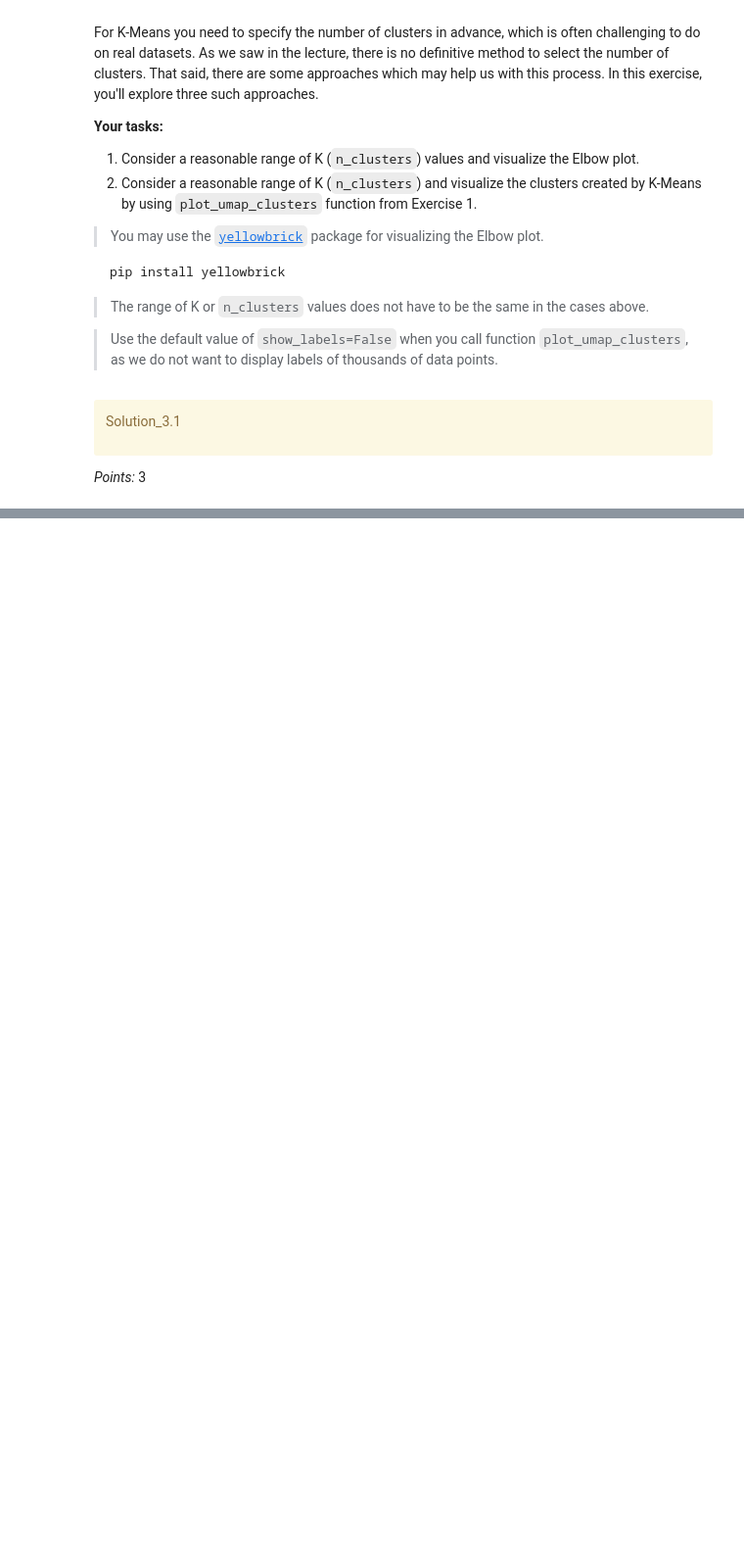
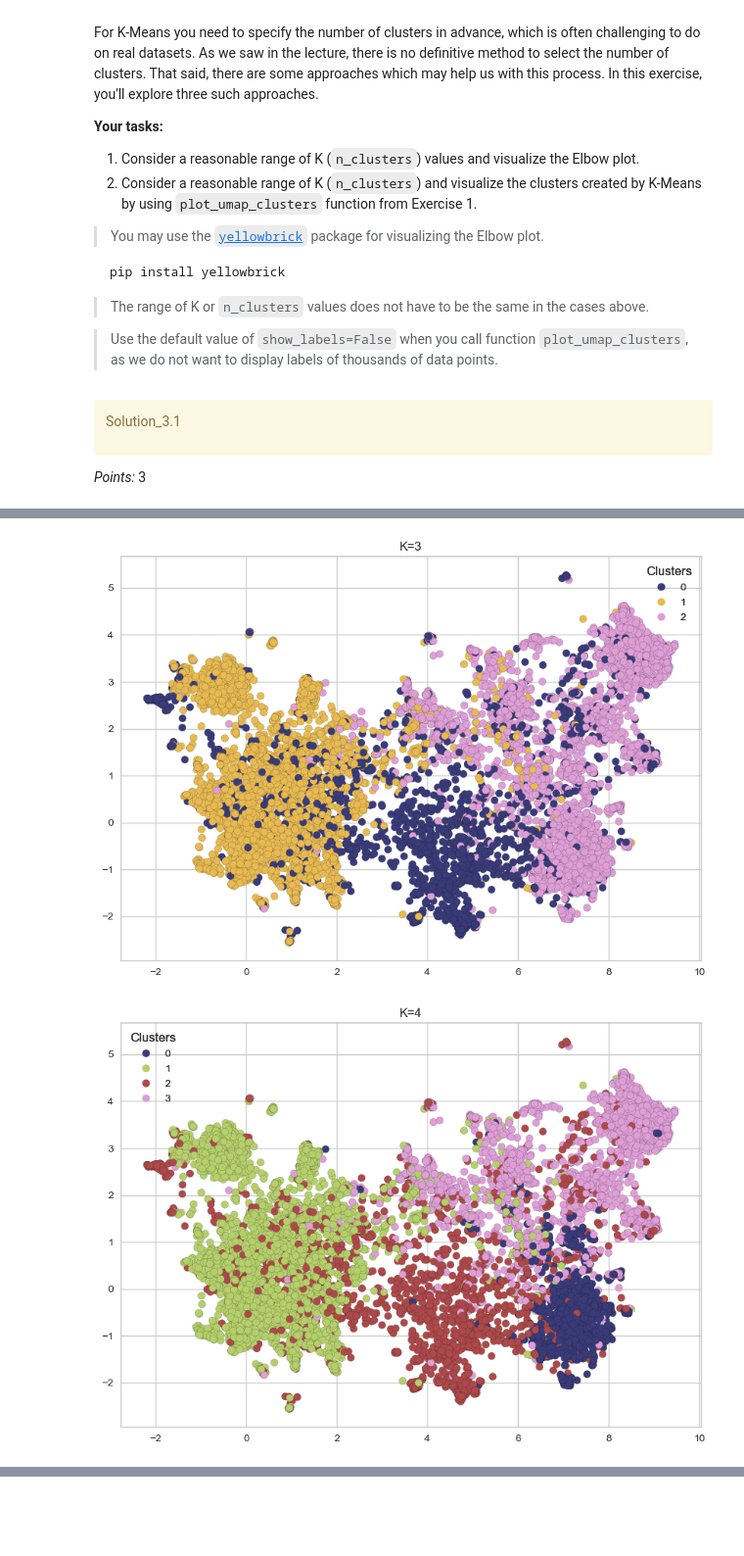
Before and after one commit to Nick-zhen/ML-Project, a Jupyter notebook: hw6/hw6.ipynb, the cells around one changed output, grey strips where cells are left out. Shown at 98% size. Saved outputs shown, nothing was run; the diff lists cells and outputs as text; code cells hidden in the pictures; blank space fills up the shorter version.

```diff
--- a/hw6/hw6.ipynb
+++ b/hw6/hw6.ipynb
@@ -656,0 +662,9 @@ _Points:_ 3
+# %%
+for i in range(3,9):
+    kmeans_obj = KMeans(n_clusters=i)
+    kmeans_obj.fit(embeddings_df)
+    kmeans_obj_labels = kmeans_obj.labels_.tolist() # list
+    plot_umap_clusters(embeddings_df, kmeans_obj_labels, title="K={}".format(i))
+# %% [output]
+[figure, added]
+[figure, added]
```
Also changed, not shown: parts of 25 cells of this notebook.
